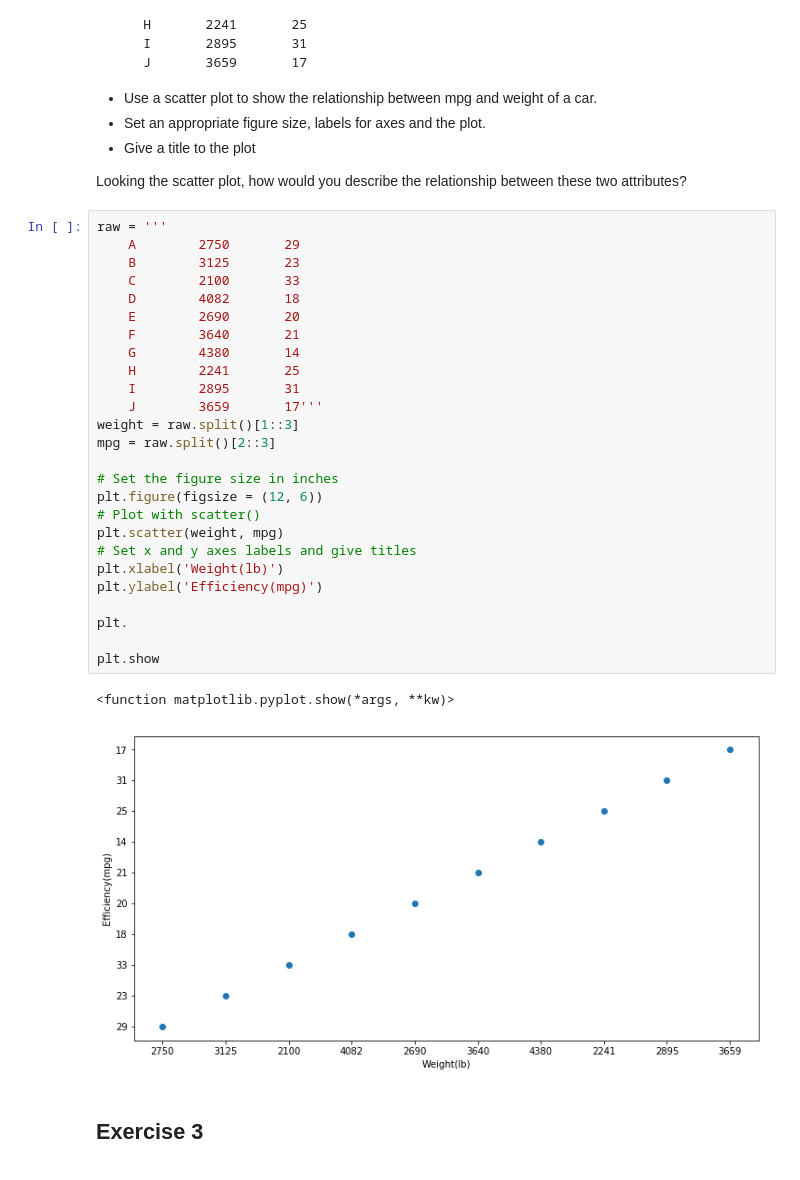
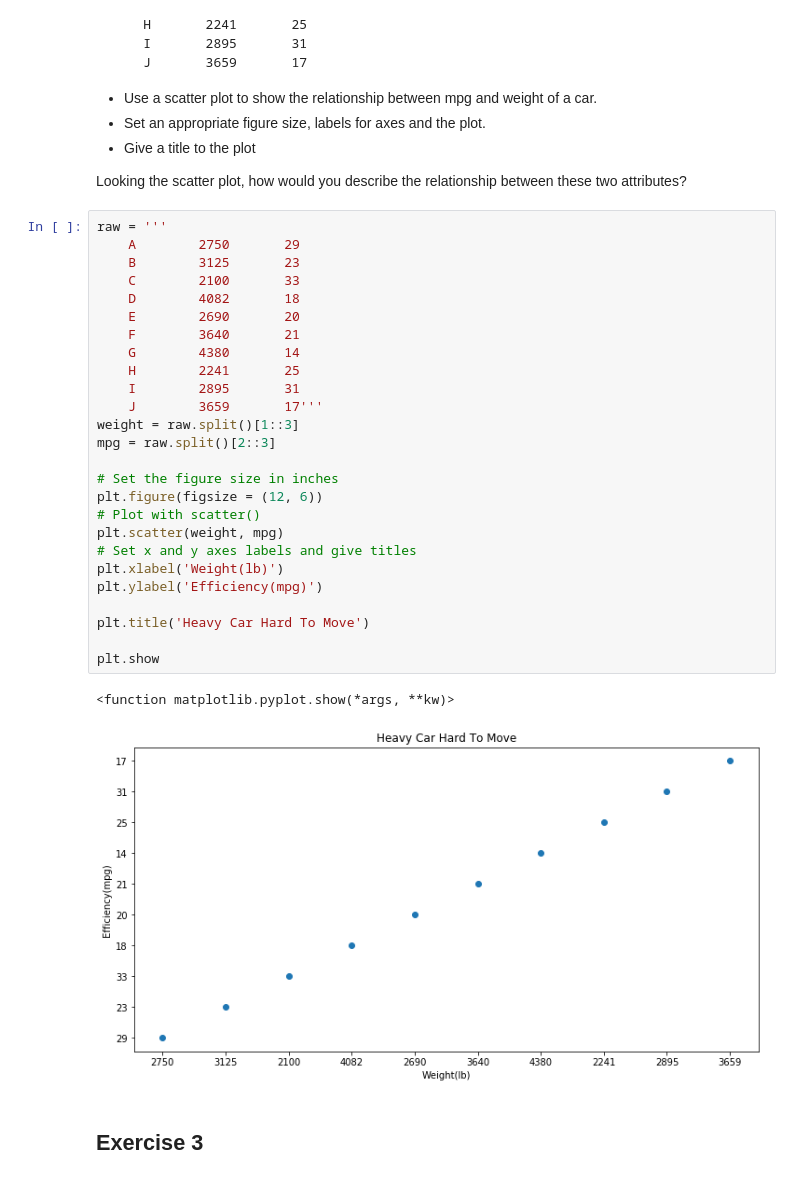
Before and after one commit to Patrickbfuller/dsc-0-01-22-visualizing-data-lab-seattle-ds-career-040119, a Jupyter notebook: index.ipynb, the cells around one changed output. Drawn from its saved outputs; the diff is of its cells as text.

```diff
--- a/index.ipynb
+++ b/index.ipynb
@@ -88,32 +88,32 @@ Looking the scatter plot, how would you describe the relationship between these
 # %%
 raw = '''
     A        2750       29
     B        3125       23
     C        2100       33
     D        4082       18
     E        2690       20
     F        3640       21
     G        4380       14
     H        2241       25
     I        2895       31
     J        3659       17'''
 weight = raw.split()[1::3]
 mpg = raw.split()[2::3]
 
 # Set the figure size in inches
 plt.figure(figsize = (12, 6))
 # Plot with scatter()
 plt.scatter(weight, mpg)
 # Set x and y axes labels and give titles
 plt.xlabel('Weight(lb)')
 plt.ylabel('Efficiency(mpg)')
 
-plt.
+plt.title('Heavy Car Hard To Move')
 
 plt.show
 # %% [output]
 <function matplotlib.pyplot.show(*args, **kw)>
-[figure, old version]
+[figure, new version]
 # %% [markdown]
 ## Exercise 3
 # %% [markdown]
```
